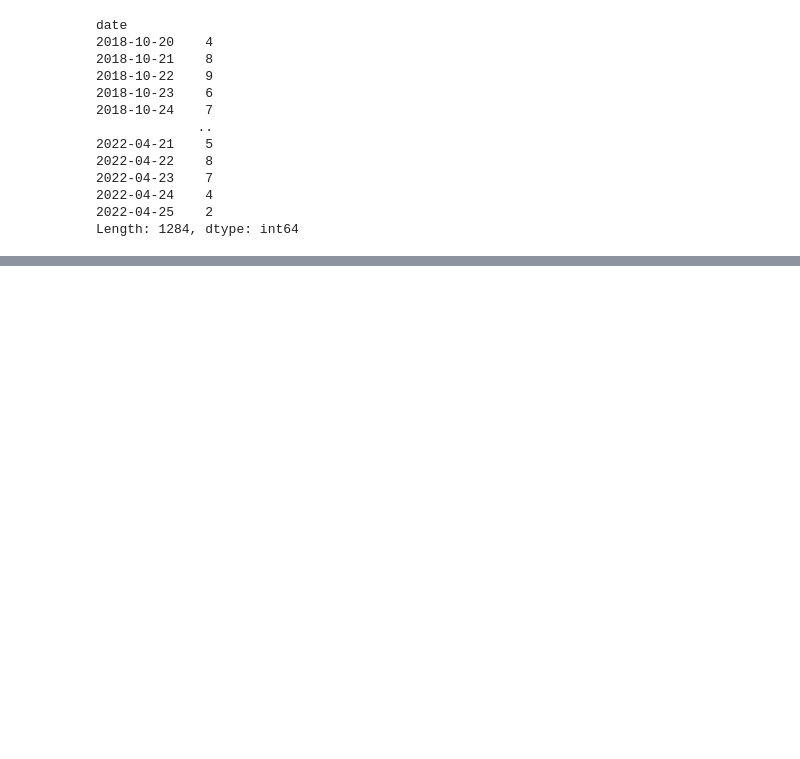
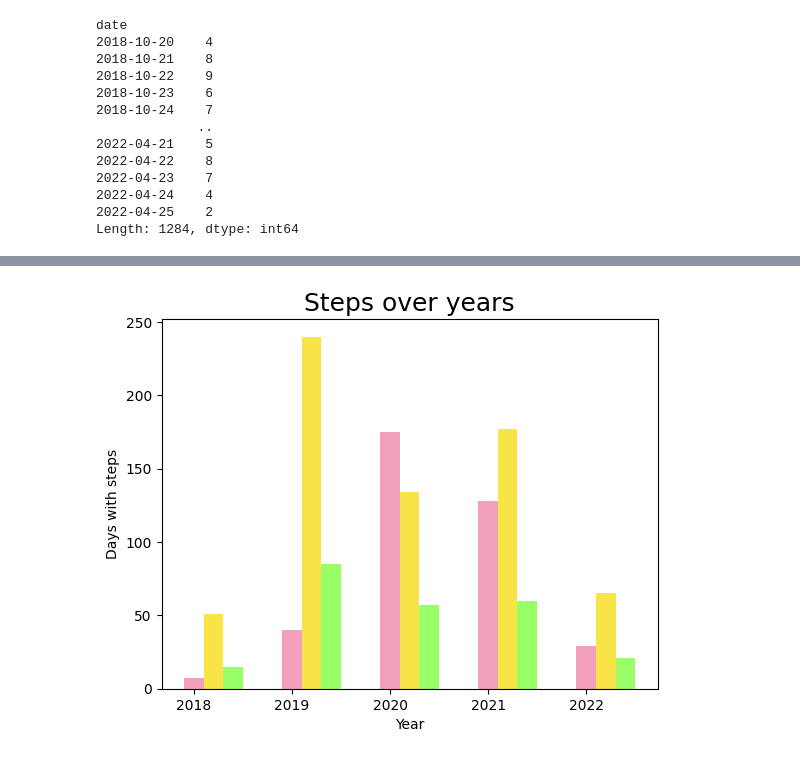
Before and after one commit to Fillll/life-log, a Jupyter notebook: 02-plot-steps.ipynb, the cells around one changed output, grey strips where cells are left out. Drawn from its saved outputs; the diff is of its cells as text; code cells hidden in the pictures; blank space fills up the shorter version.

```diff
--- a/02-plot-steps.ipynb
+++ b/02-plot-steps.ipynb
@@ -62,0 +95,4 @@ calplot.calplot(steps,
+# %%
+grouped_steps_df = pd.DataFrame(df.groupby(['year', 'steps_cnt_grouped']).count()['date'])
+grouped_steps_df = grouped_steps_df.reset_index()
+grouped_steps_df
@@ -62,0 +116,3 @@ calplot.calplot(steps,
+# %%
+grouped_steps_df_better = grouped_steps_df.pivot(index='year', columns='steps_cnt_grouped', values='date').add_prefix('steps_group_').reset_index()
+grouped_steps_df_better
@@ -62,0 +126,23 @@ calplot.calplot(steps,
+# %%
+width = 0.2
+plt.bar(x=grouped_steps_df_better['year'],
+        height=grouped_steps_df_better['steps_group_1'],
+        width=width,
+        color='#f3a0bc'
+       )
+plt.bar(x=grouped_steps_df_better['year']+width,
+        height=grouped_steps_df_better['steps_group_2'],
+        width=width,
+        color='#f8e447'
+       )
+plt.bar(x=grouped_steps_df_better['year']+width*2,
+        height=grouped_steps_df_better['steps_group_3'],
+        width=width,
+        color='#99ff66'
+       )
+plt.title('Steps over years', fontsize=18)
+plt.xlabel('Year')
+plt.ylabel('Days with steps')
+plt.show()
+# %% [output]
+[figure, added]
```
Also changed, not shown: parts of 10 cells of this notebook.
